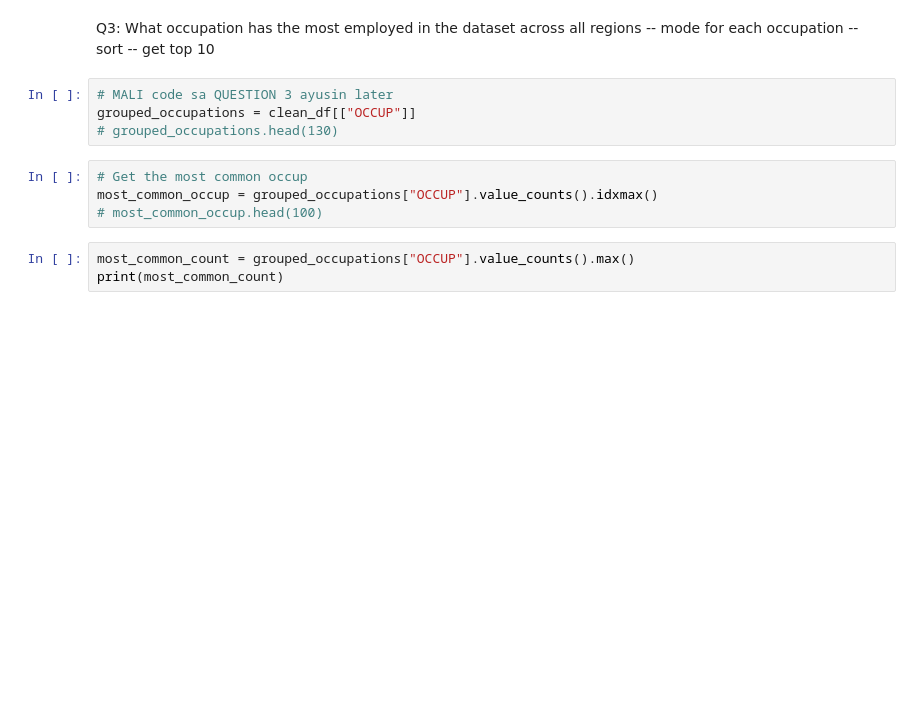
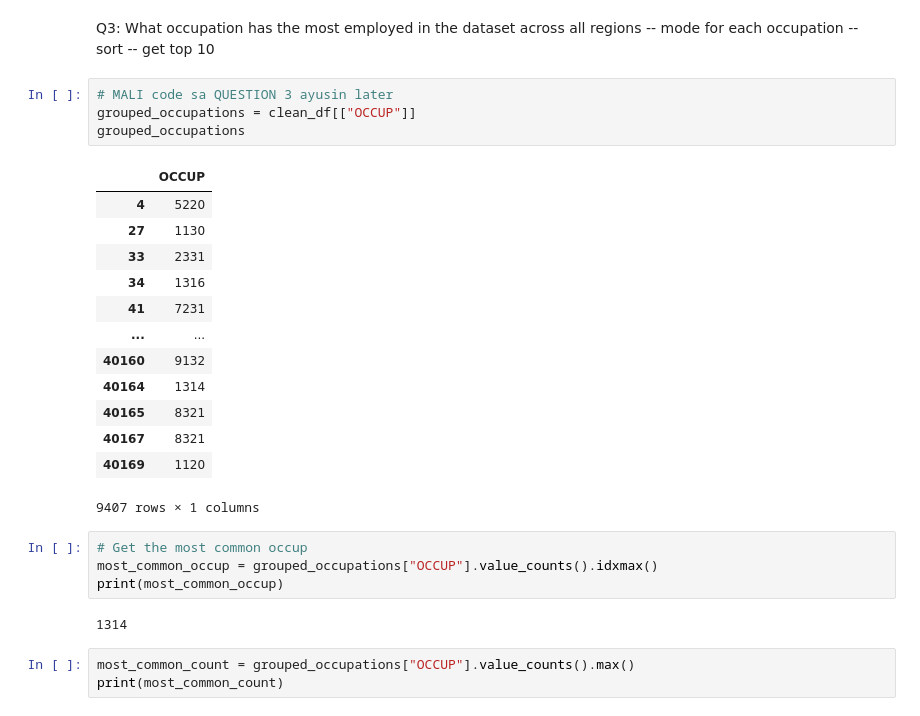
Before and after one commit to chiwasushuba/CSMODEL-Project, a Jupyter notebook: EDA.ipynb, the cells around one changed output. Cells and saved outputs as stored; diff of their text form; blank space fills up the shorter version.

```diff
--- a/EDA.ipynb
+++ b/EDA.ipynb
@@ -194,11 +281,27 @@ Q3: What occupation has the most employed in the dataset across all regions
 # %%
 # MALI code sa QUESTION 3 ayusin later
 grouped_occupations = clean_df[["OCCUP"]]
-# grouped_occupations.head(130)
+grouped_occupations
+# %% [output]
+|  | OCCUP |
+| 4 | 5220 |
+| 27 | 1130 |
+| 33 | 2331 |
+| 34 | 1316 |
+| 41 | 7231 |
+| ... | ... |
+| 40160 | 9132 |
+| 40164 | 1314 |
+| 40165 | 8321 |
+| 40167 | 8321 |
+| 40169 | 1120 |
+9407 rows × 1 columns
 # %%
 # Get the most common occup
 most_common_occup = grouped_occupations["OCCUP"].value_counts().idxmax()
-# most_common_occup.head(100)
+print(most_common_occup)
+# %% [output]
+1314
 # %%
 most_common_count = grouped_occupations["OCCUP"].value_counts().max()
 print(most_common_count)
```
Also changed, not shown: parts of 24 cells of this notebook.
